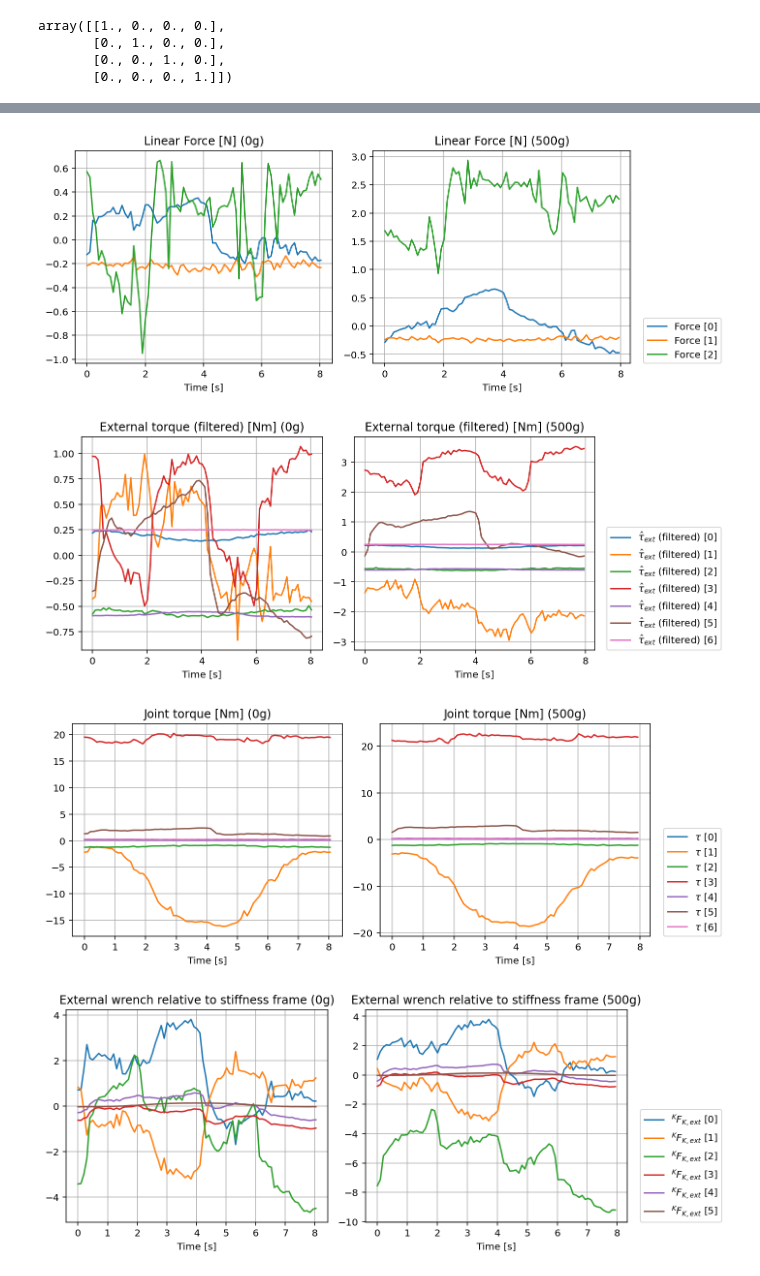
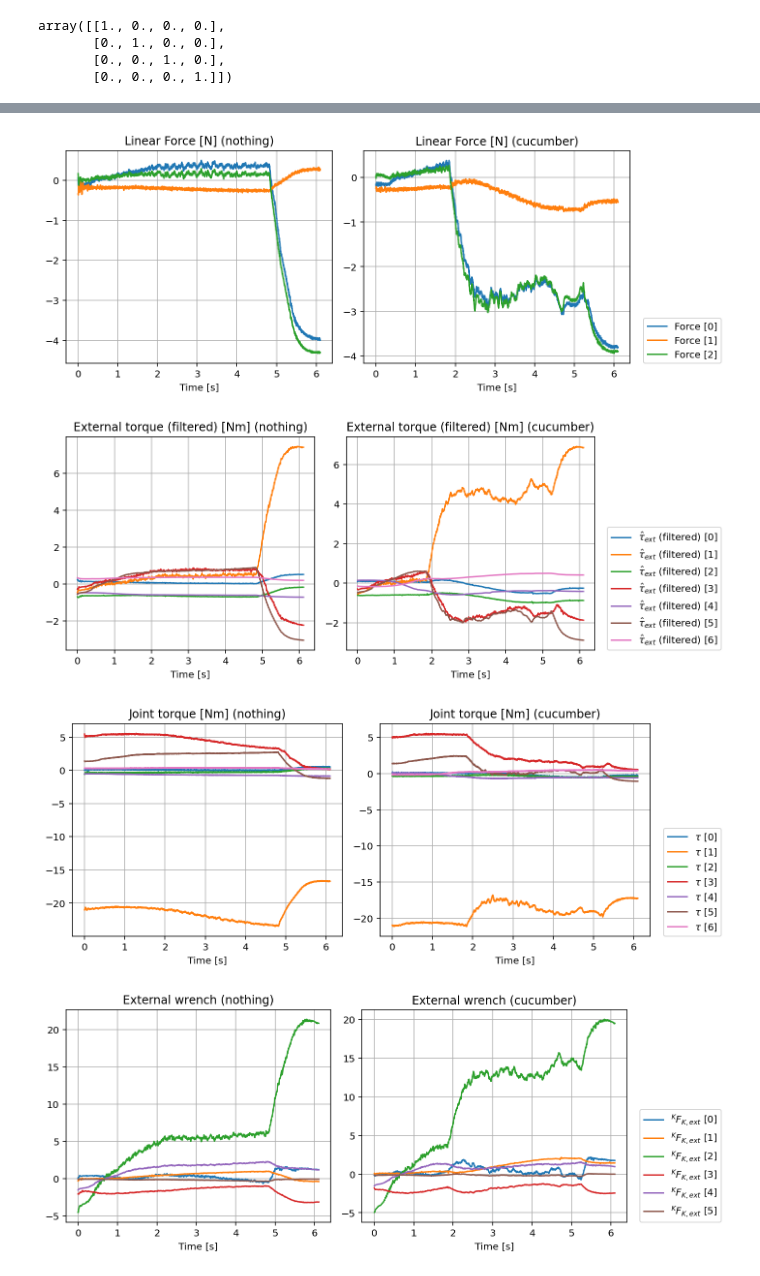
Before and after one commit to eric-heiden/panda-force, a Jupyter notebook: Plot Forces.ipynb, the cells around one changed output, grey strips where cells are left out. Saved outputs shown, nothing was run; the diff lists cells and outputs as text; code cells hidden in the pictures.

Commit message:
500Hz resolution cutting cucumber

```diff
--- a/Plot Forces.ipynb
+++ b/Plot Forces.ipynb
@@ -17,14 +17,20 @@ set_matplotlib_formats('retina')
 # log1 = json.load(open("log_panda_mass0g_pose3.json", "r"))
 # log2 = json.load(open("log_panda_mass500g_pose3.json", "r"))
 
-experiment = "cartesian_velocity"
-settings = ("0g", "500g")
+# experiment = "cartesian_velocity"
+# settings = ("0g", "500g")
+
+experiment = "cut_vertical_500hz"
+settings = ("nothing", "cucumber")
 
 # experiment = "force_control"
 # settings = ("0.2kg", "0.3kg")
 
-log1 = json.load(open(f"logs/log_panda_{experiment}_{settings[0]}.json", "r"))
-log2 = json.load(open(f"logs/log_panda_{experiment}_{settings[1]}.json", "r"))
+# log1 = json.load(open(f"logs/log_panda_{experiment}_{settings[0]}.json", "r"))
+# log2 = json.load(open(f"logs/log_panda_{experiment}_{settings[1]}.json", "r"))
+
+log1 = json.load(open(f"logs/cutting/cucumber/log_panda_{experiment}_{settings[0]}.json", "r"))
+log2 = json.load(open(f"logs/cutting/cucumber/log_panda_{experiment}_{settings[1]}.json", "r"))
 # %%
 np.array(log1['EE_T_K'][0]).reshape((4,4))
 # %% [output]
@@ -68,25 +74,25 @@ visualize2("wrench", "Wrench [N]", "Wrench")
 # %%
 visualize2("force", "Linear Force [N]", "Force")
 # %% [output]
-[figure, old version]
+[figure, new version]
 # %%
 visualize2("tau_ext_hat_filtered",
           "External torque (filtered) [Nm]",
           "$\\hat{\\tau}_{ext}$ (filtered)")
 # %% [output]
-[figure, old version]
+[figure, new version]
 # %%
 visualize2("tau",
           "Joint torque [Nm]",
           "$\\tau$")
 # %% [output]
-[figure, old version]
+[figure, new version]
 # %%
 visualize2("K_F_ext_hat_K",
-          "External wrench relative to stiffness frame",
+          "External wrench",
           "$^{K}F_{K,ext}$")
 # %% [output]
-[figure, old version]
+[figure, new version]
 # %%
 plt.figure(figsize=(8,4))
 plt.title("Linear Force Difference [N]")
```
Also changed, not shown: parts of 4 cells of this notebook, 21 other files.
